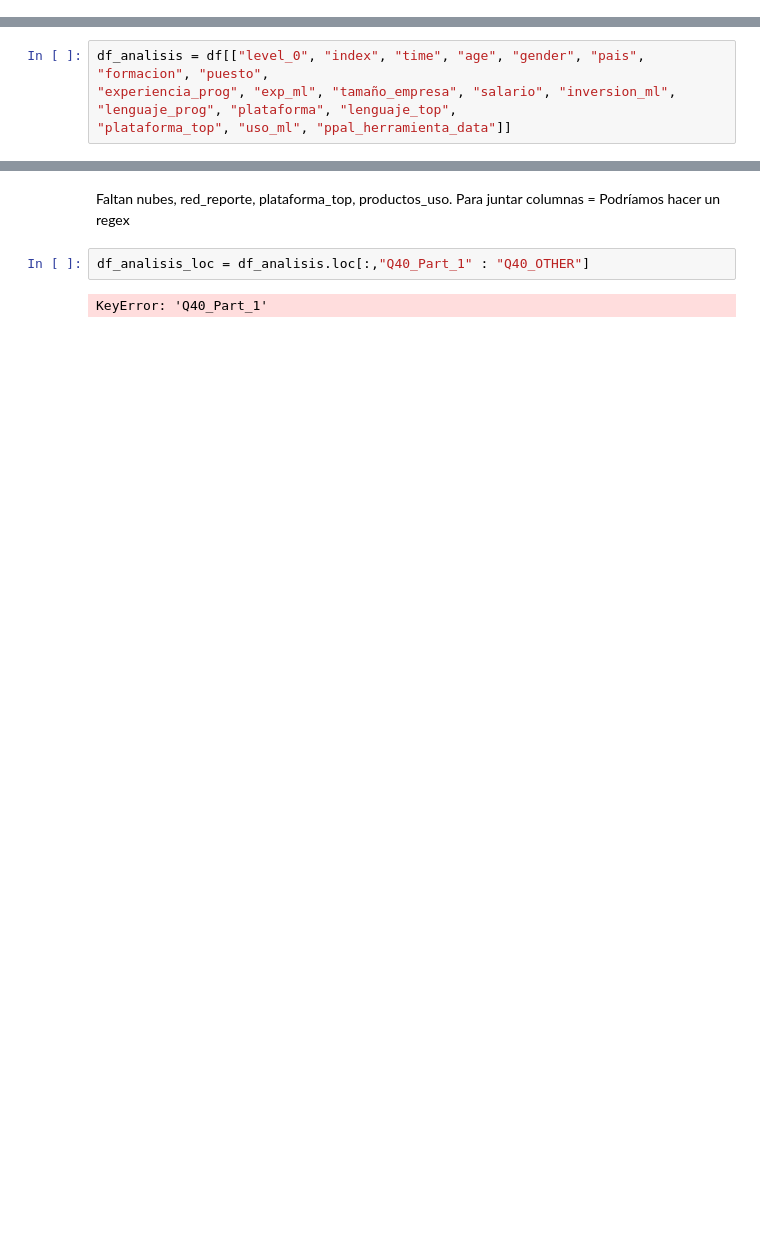
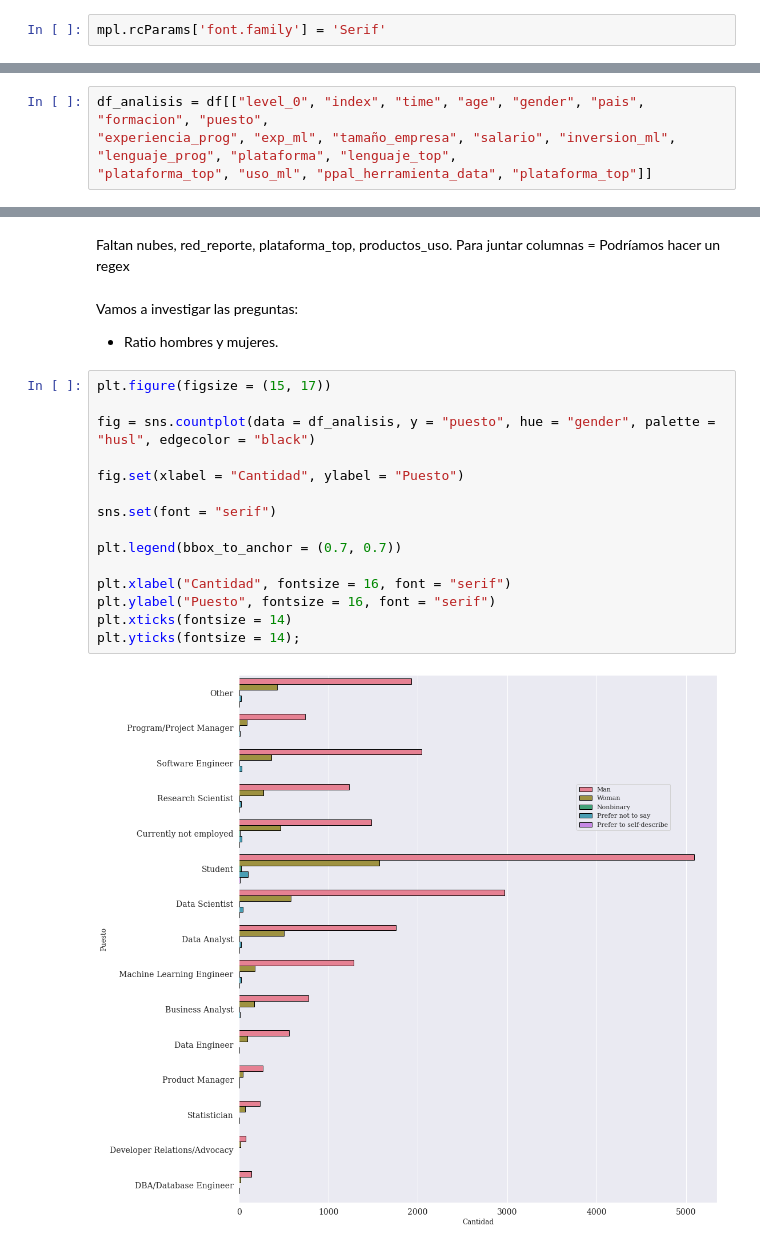
Before and after one commit to Adalab/project-DA-promo-c-modulo-2-team-5, a Jupyter notebook: sprint2.ipynb, the cells around one changed output, grey strips where cells are left out. Drawn from its saved outputs; the diff is of its cells as text; blank space fills up the shorter version.

```diff
--- a/sprint2.ipynb
+++ b/sprint2.ipynb
@@ -14,3 +16,5 @@ import matplotlib.pyplot as plt
+# %%
+mpl.rcParams['font.family'] = 'Serif'
 # %%
 df = pd.read_csv('data/union_total.csv', index_col = 0)
 # %%
@@ -138,7 +132,7 @@ df["Q28"].isnull().sum()
 # %%
 df_analisis = df[["level_0", "index", "time", "age", "gender", "pais", "formacion", "puesto",
 "experiencia_prog", "exp_ml", "tamaño_empresa", "salario", "inversion_ml", "lenguaje_prog", "plataforma", "lenguaje_top",
-"plataforma_top", "uso_ml", "ppal_herramienta_data"]]
+"plataforma_top", "uso_ml", "ppal_herramienta_data", "plataforma_top"]]
 # %%
 df_analisis.head(2)
 # %% [output]
@@ -148,7 +142,23 @@ df_analisis.head(2)
 # %% [markdown]
 Faltan nubes, red_reporte, plataforma_top, productos_uso.
 Para juntar columnas = Podríamos hacer un regex
-# %%
-df_analisis_loc = df_analisis.loc[:,"Q40_Part_1" : "Q40_OTHER"]
-# %% [output]
-KeyError: 'Q40_Part_1'
+# %% [markdown]
+Vamos a investigar las preguntas:
+- Ratio hombres y mujeres.
+# %%
+plt.figure(figsize = (15, 17))
+
+fig = sns.countplot(data = df_analisis, y = "puesto", hue = "gender", palette = "husl", edgecolor = "black")
+
+fig.set(xlabel = "Cantidad", ylabel = "Puesto")
+
+sns.set(font = "serif")
+
+plt.legend(bbox_to_anchor = (0.7, 0.7))
+
+plt.xlabel("Cantidad", fontsize = 16, font = "serif")
+plt.ylabel("Puesto", fontsize = 16, font = "serif")
+plt.xticks(fontsize = 14)
+plt.yticks(fontsize = 14);
+# %% [output]
+[figure, added]
```
Also changed, not shown: parts of 5 cells of this notebook.
